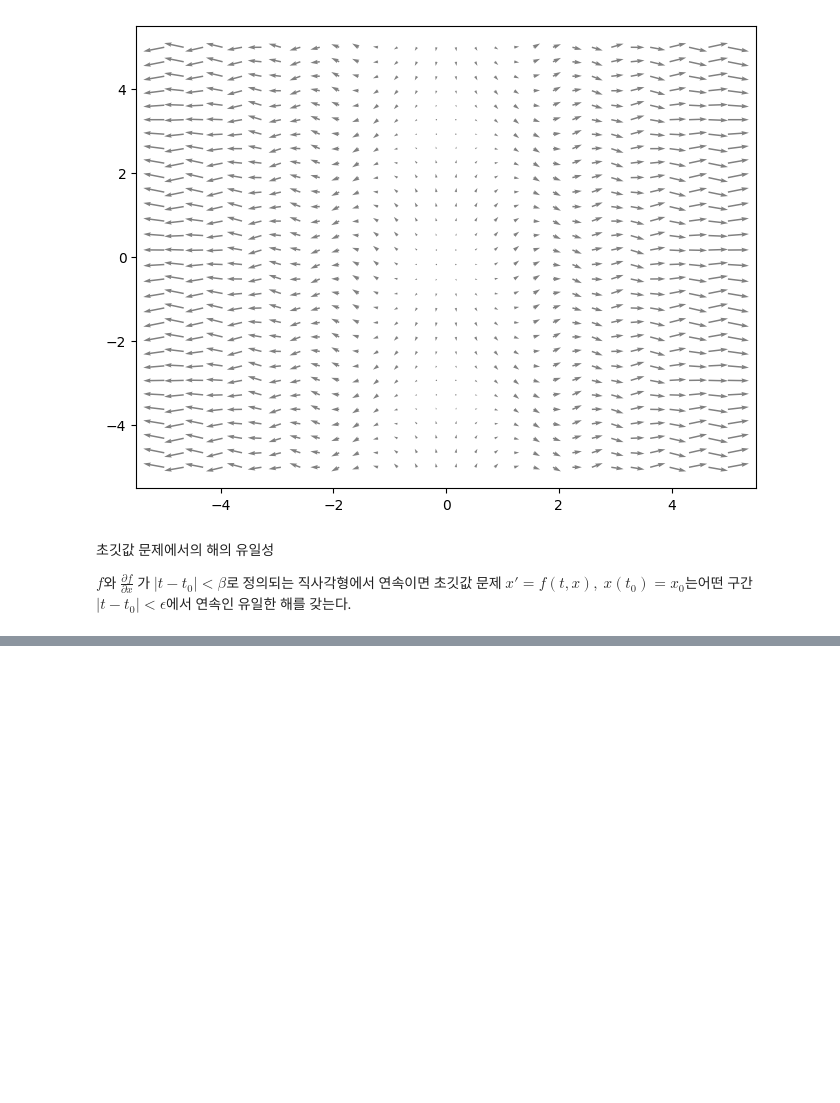
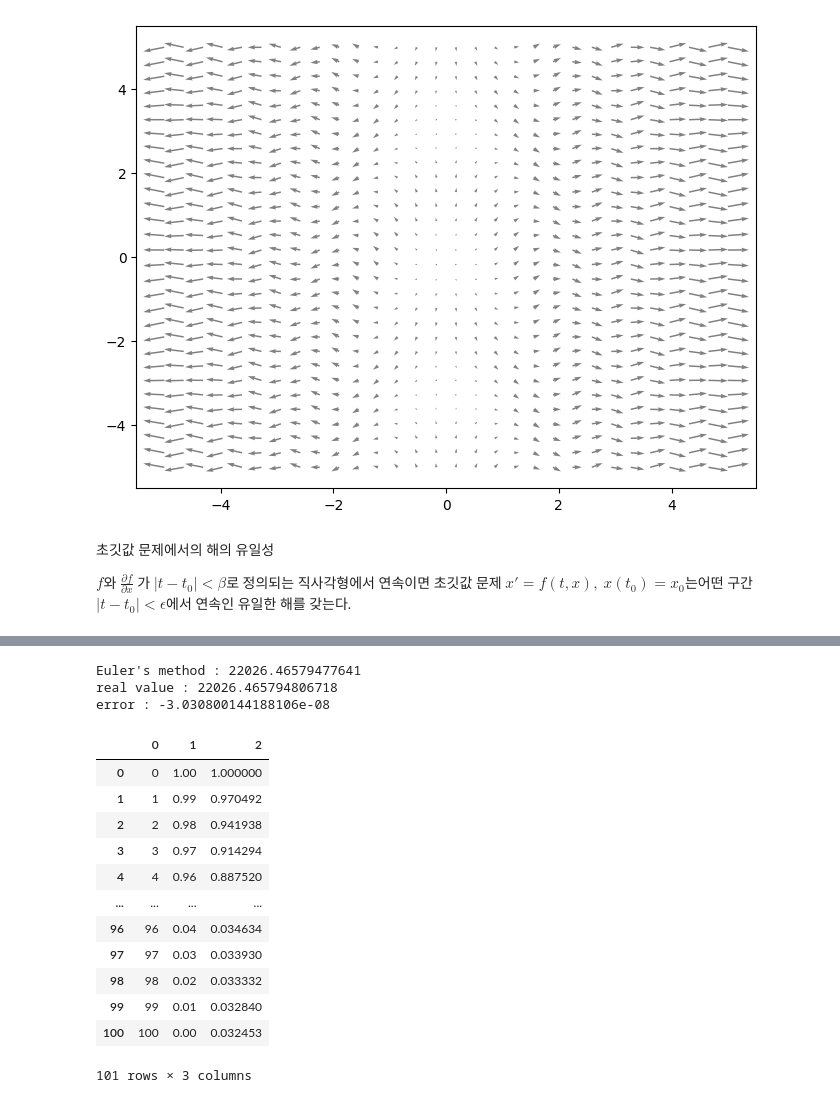
Before and after one commit to tirals88/Numerical-Mathematics-and-Computing, a Jupyter notebook: Chap7_Initial Values Problems.ipynb, the cells around one changed output, grey strips where cells are left out. Cells and saved outputs as stored; diff of their text form; code cells hidden in the pictures; blank space fills up the shorter version.

```diff
--- a/Chap7_Initial Values Problems.ipynb
+++ b/Chap7_Initial Values Problems.ipynb
@@ -85,0 +231,52 @@ $f$와 $\frac{\partial f}{\partial x}$ 가 $|t-t_{0}|<\beta$로 정의되는 직
+# %%
+#3
+def exff3(t, x):
+  return x
+
+print('Euler\'s method : {}\nreal value : {}\nerror : {}'.format(Euler_order5(1000, 0, 10, exff3, exff3, exff3, exff3, exff3, 1).iloc[-1, -1], np.exp(10), Euler_order5(1000, 0, 10, exff3, exff3, exff3, exff3, exff3, 1).iloc[-1, -1] - np.exp(10)))
+# %% [output]
+Euler's method : 22026.46579477641
+real value : 22026.465794806718
+error : -3.030800144188106e-08
+# %%
+#5
+def exff51(t, x):
+  return t + x + x**2
+
+def exff52(t, x):
+  p1 = exff51(t, x)
+  return 1 + p1 + 2*x*p1
+
+def exff53(t, x):
+  p1 = exff51(t, x)
+  p2 = exff52(t, x)
+  return p2 + 2*p1**2 + 2*x*p2
+
+def exff54(t, x):
+  p1 = exff51(t, x)
+  p2 = exff52(t, x)
+  p3 = exff53(t, x)
+  return p3 + 2*x*p3 + 6*p1*p2
+
+def exff55(t, x):
+  p1 = exff51(t, x)
+  p2 = exff52(t, x)
+  p3 = exff53(t, x)
+  p4 = exff54(t, x)
+  return p4 + 2*x*p4 + 8*p1*p3 + 6*p2**2
+
+Euler_order5(100, 1, 0, exff51, exff52, exff53, exff54, exff55, 1)
+# %% [output]
+|  | 0 | 1 | 2 |
+| 0 | 0 | 1.00 | 1.000000 |
+| 1 | 1 | 0.99 | 0.970492 |
+| 2 | 2 | 0.98 | 0.941938 |
+| 3 | 3 | 0.97 | 0.914294 |
+| 4 | 4 | 0.96 | 0.887520 |
+| ... | ... | ... | ... |
+| 96 | 96 | 0.04 | 0.034634 |
+| 97 | 97 | 0.03 | 0.033930 |
+| 98 | 98 | 0.02 | 0.033332 |
+| 99 | 99 | 0.01 | 0.032840 |
+| 100 | 100 | 0.00 | 0.032453 |
+101 rows × 3 columns
```
Also changed, not shown: parts of 11 cells of this notebook.
